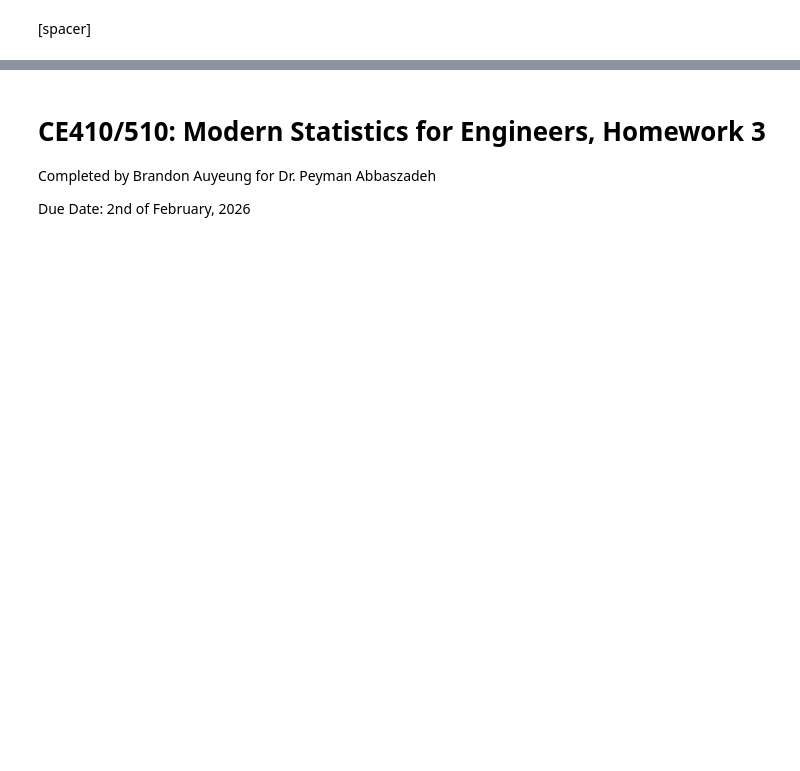
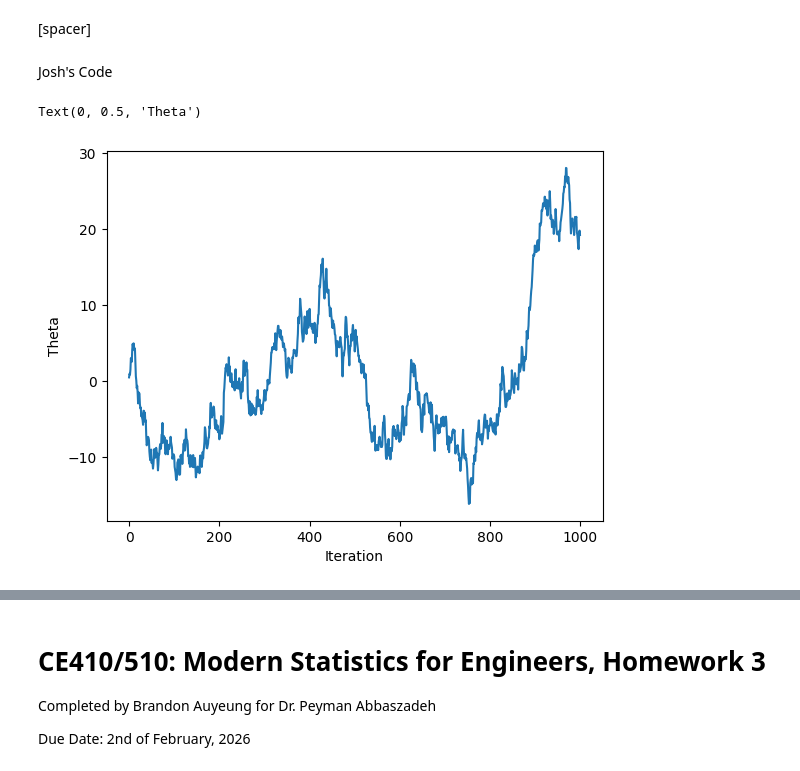
Before and after one commit to bKeungAuyeung/MSTA-HW3, a Jupyter notebook: bAuyeung_L3_MSTA.ipynb, the cells around one changed output, grey strips where cells are left out. Drawn from its saved outputs; the diff is of its cells as text; code cells hidden in the pictures; blank space fills up the shorter version.

```diff
--- a/bAuyeung_L3_MSTA.ipynb
+++ b/bAuyeung_L3_MSTA.ipynb
@@ -359,2 +416,31 @@ Target Mean is 0.5.
 # %% [markdown]
 [spacer]
+# %% [markdown]
+Josh's Code
+# %%
+# Set random seed
+np.random.seed(42)
+
+# MCMC
+
+#Set initial conditions
+sigma = 1 # Assume sigma doesn't change
+
+# Length of chain
+N=1000
+
+# Initial theta
+theta_init = 0.5 #stats.norm.rvs(loc=0.5, scale=sigma, size=1)
+
+theta_array = np.zeros(N)
+theta_array[0] = theta_init
+
+for t in np.arange(1,1000):
+  theta_array[t] = stats.norm.rvs(loc=theta_array[t-1], scale=sigma)
+
+plt.plot(theta_array)
+plt.xlabel("Iteration")
+plt.ylabel("Theta")
+# %% [output]
+Text(0, 0.5, 'Theta')
+[figure, added]
```
Also changed, not shown: parts of 10 cells of this notebook, 1 other file.
